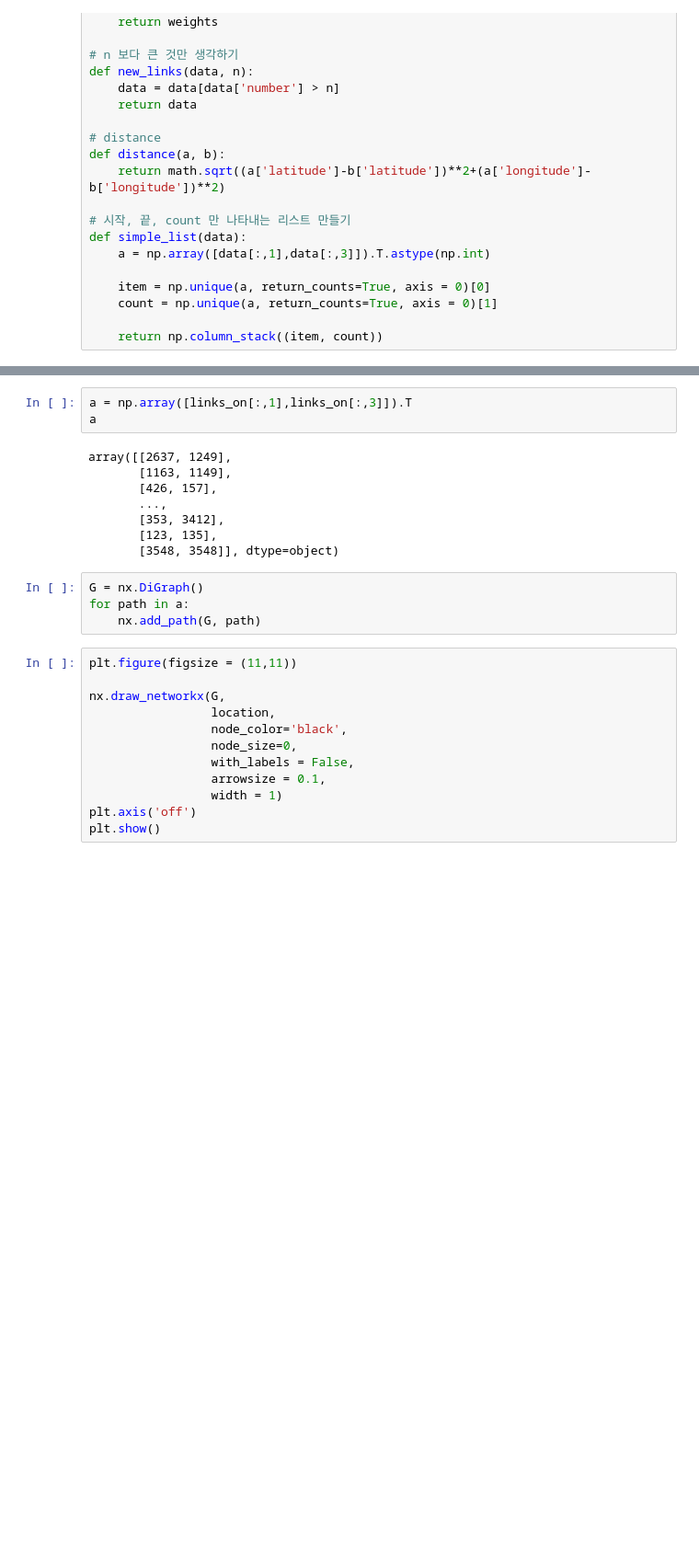
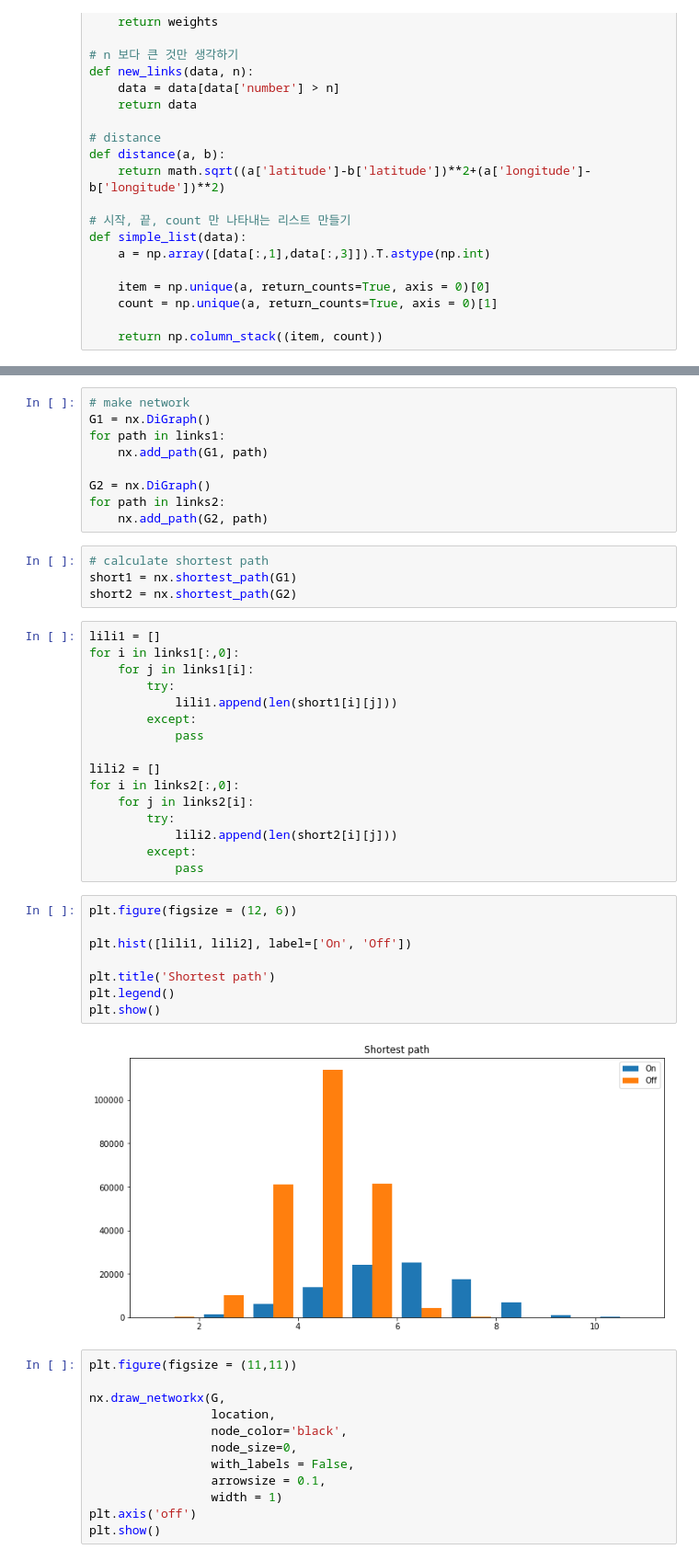
Before and after one commit to GyoHeon/UOS_bicycle, a Jupyter notebook: network_plot.ipynb, the cells around one changed output, grey strips where cells are left out. Shown at 92% size. Saved outputs shown, nothing was run; the diff lists cells and outputs as text; blank space fills up the shorter version.

Commit message:
shortest path add

```diff
--- a/network_plot.ipynb
+++ b/network_plot.ipynb
@@ -58,18 +59,42 @@ links1 = simple_list(links_on)
-# %%
-a = np.array([links_on[:,1],links_on[:,3]]).T
-a
-# %% [output]
-array([[2637, 1249],
-       [1163, 1149],
-       [426, 157],
-       ...,
-       [353, 3412],
-       [123, 135],
-       [3548, 3548]], dtype=object)
-# %%
-G = nx.DiGraph()
-for path in a:
-    nx.add_path(G, path)
+# %%
+# make network
+G1 = nx.DiGraph()
+for path in links1:
+    nx.add_path(G1, path)
+
+G2 = nx.DiGraph()
+for path in links2:
+    nx.add_path(G2, path)
+# %%
+# calculate shortest path
+short1 = nx.shortest_path(G1)
+short2 = nx.shortest_path(G2)
+# %%
+lili1 = []
+for i in links1[:,0]:
+    for j in links1[i]:
+        try:
+            lili1.append(len(short1[i][j]))
+        except:
+            pass
+
+lili2 = []
+for i in links2[:,0]:
+    for j in links2[i]:
+        try:
+            lili2.append(len(short2[i][j]))
+        except:
+            pass
+# %%
+plt.figure(figsize = (12, 6))
+
+plt.hist([lili1, lili2], label=['On', 'Off'])
+
+plt.title('Shortest path')
+plt.legend()
+plt.show()
+# %% [output]
+[figure, added]
 # %%
 plt.figure(figsize = (11,11))
 
```
Also changed, not shown: parts of 1 cell of this notebook.
